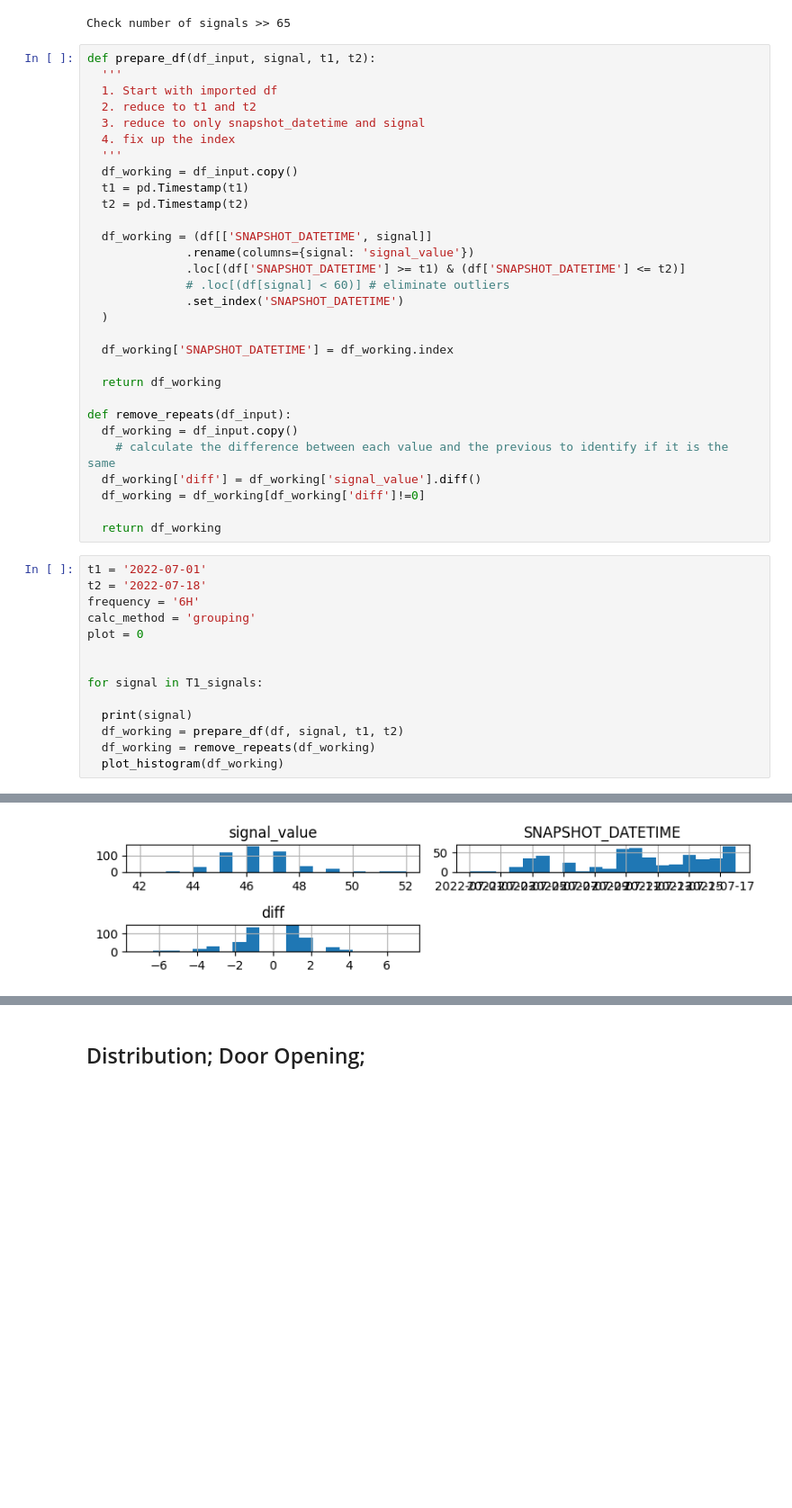
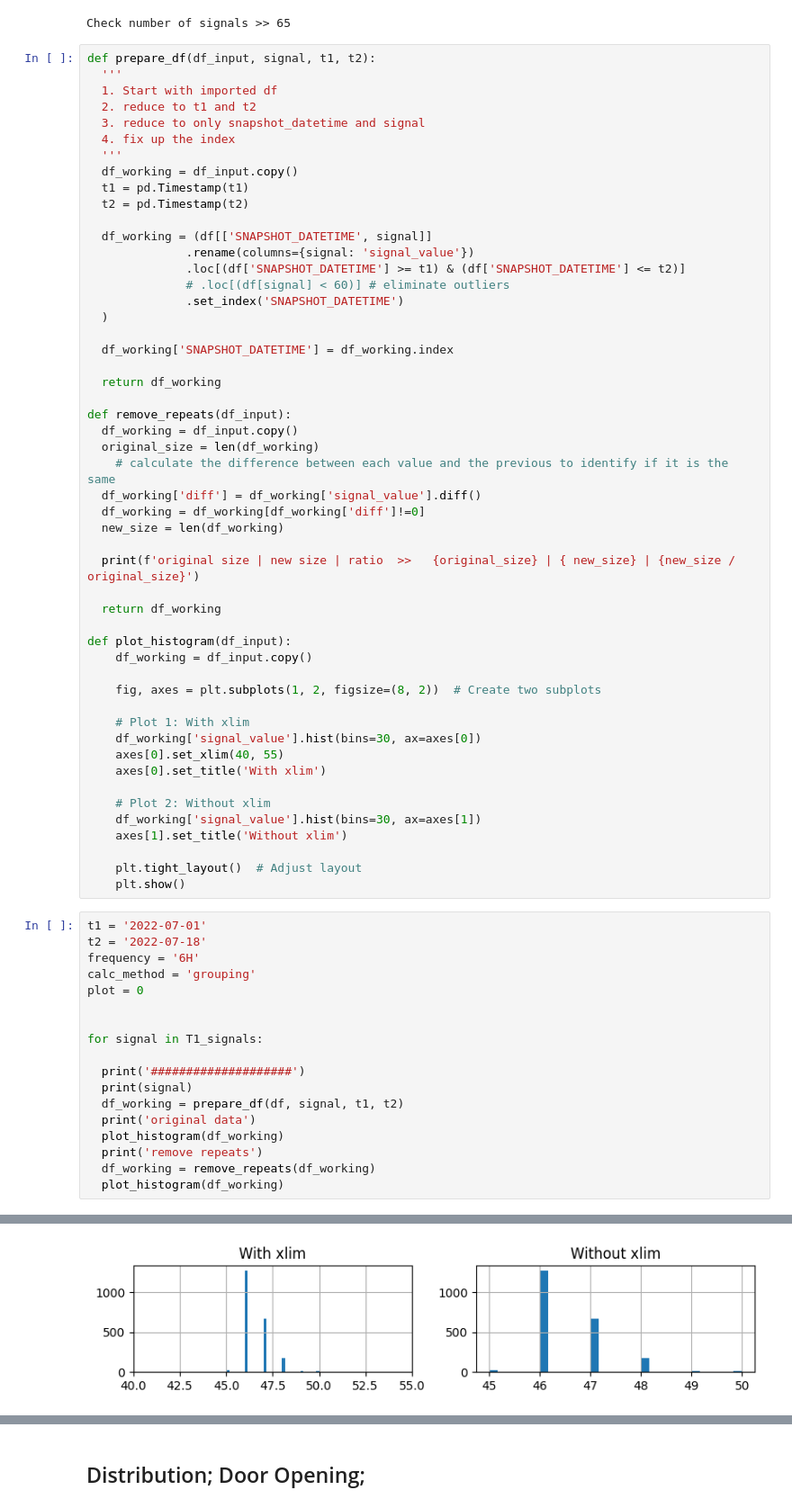
Before and after one commit to yinwongtrains/Door-Opening-Closing, a Jupyter notebook: Door_Opening_and_Closing_Analysis.ipynb, the cells around one changed output, grey strips where cells are left out. Shown at 90% size. Saved outputs shown, nothing was run; the diff lists cells and outputs as text; blank space fills up the shorter version.

```diff
--- a/Door_Opening_and_Closing_Analysis.ipynb
+++ b/Door_Opening_and_Closing_Analysis.ipynb
@@ -410,11 +410,32 @@ def prepare_df(df_input, signal, t1, t2):
 
 def remove_repeats(df_input):
   df_working = df_input.copy()
+  original_size = len(df_working)
     # calculate the difference between each value and the previous to identify if it is the same
   df_working['diff'] = df_working['signal_value'].diff()
   df_working = df_working[df_working['diff']!=0]
+  new_size = len(df_working)
+
+  print(f'original size | new size | ratio  >>   {original_size} | { new_size} | {new_size / original_size}')
 
   return df_working
+
+def plot_histogram(df_input):
+    df_working = df_input.copy()
+
+    fig, axes = plt.subplots(1, 2, figsize=(8, 2))  # Create two subplots
+
+    # Plot 1: With xlim
+    df_working['signal_value'].hist(bins=30, ax=axes[0])
+    axes[0].set_xlim(40, 55)
+    axes[0].set_title('With xlim')
+
+    # Plot 2: Without xlim
+    df_working['signal_value'].hist(bins=30, ax=axes[1])
+    axes[1].set_title('Without xlim')
+
+    plt.tight_layout()  # Adjust layout
+    plt.show()
 # %%
 t1 = '2022-07-01'
 t2 = '2022-07-18'
@@ -425,8 +446,12 @@ plot = 0
 
 for signal in T1_signals:
 
+  print('####################')
   print(signal)
   df_working = prepare_df(df, signal, t1, t2)
+  print('original data')
+  plot_histogram(df_working)
+  print('remove repeats')
   df_working = remove_repeats(df_working)
   plot_histogram(df_working)
 # %% [output]
@@ -442 +475 @@ RT1DCRDOT3
-[figure, old version]
+[figure, new version]
```
Also changed, not shown: parts of 4 cells of this notebook.
